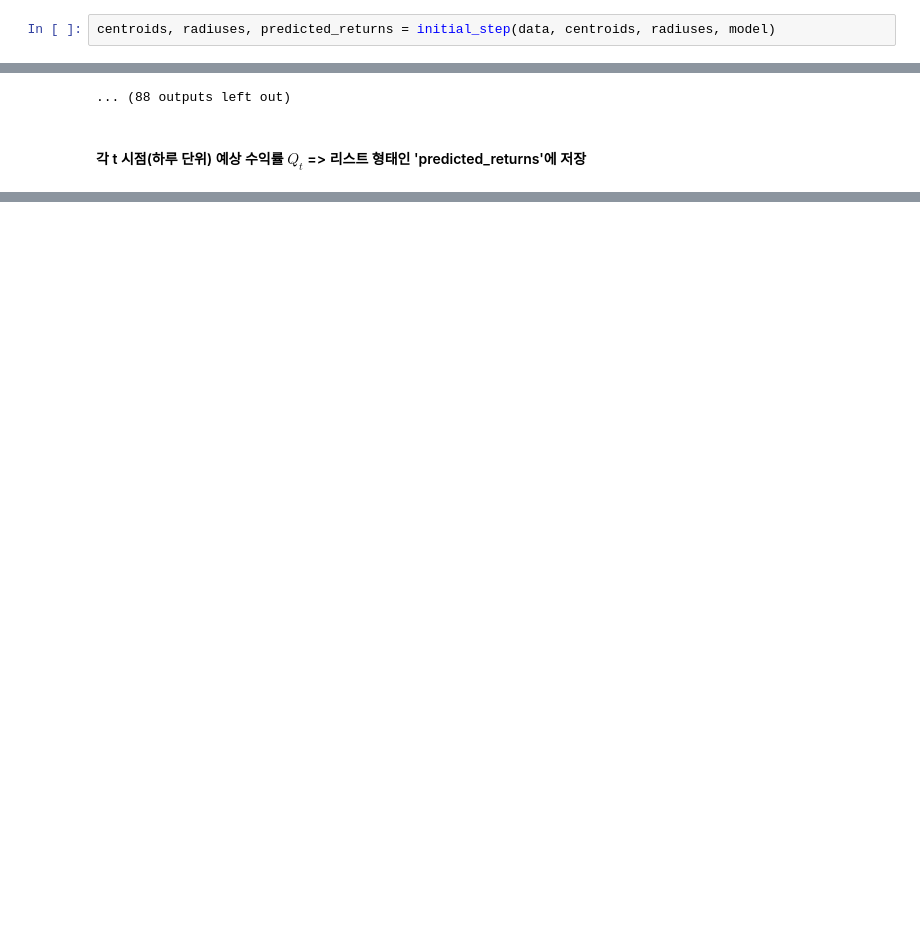
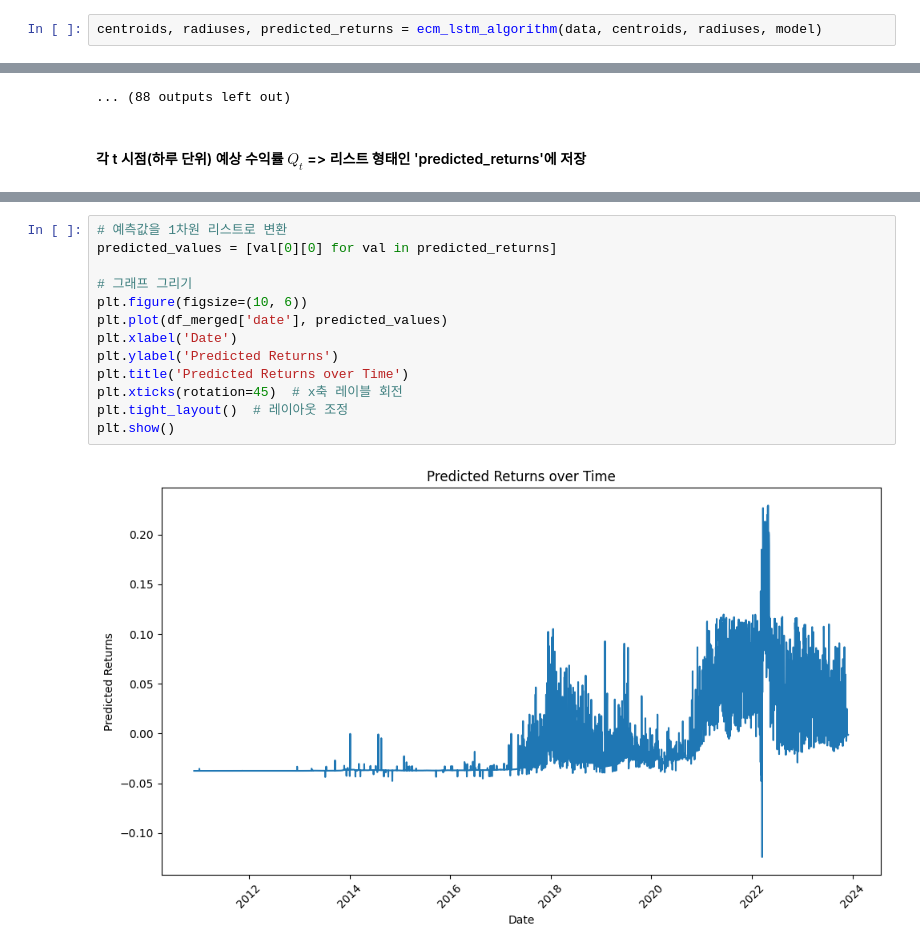
Before and after one commit to SsuFin/Sentiment-Portfolio-Asset-allocation, a Jupyter notebook: ECM-LSTM.ipynb, the cells around one changed output, grey strips where cells are left out. Drawn from its saved outputs; the diff is of its cells as text; blank space fills up the shorter version.

```diff
--- a/ECM-LSTM.ipynb
+++ b/ECM-LSTM.ipynb
@@ -290,4 +339,4 @@ def initial_step(data, centroids, radiuses, model):
     return centroids, radiuses, predicted_returns
 # %%
-centroids, radiuses, predicted_returns = initial_step(data, centroids, radiuses, model)
+centroids, radiuses, predicted_returns = ecm_lstm_algorithm(data, centroids, radiuses, model)
 # %% [output]
@@ -353,0 +452,15 @@ print(predicted_returns)
+# %%
+# 예측값을 1차원 리스트로 변환
+predicted_values = [val[0][0] for val in predicted_returns]
+
+# 그래프 그리기
+plt.figure(figsize=(10, 6))
+plt.plot(df_merged['date'], predicted_values)
+plt.xlabel('Date')
+plt.ylabel('Predicted Returns')
+plt.title('Predicted Returns over Time')
+plt.xticks(rotation=45)  # x축 레이블 회전
+plt.tight_layout()  # 레이아웃 조정
+plt.show()
+# %% [output]
+[figure, added]
```
Also changed, not shown: parts of 17 cells of this notebook.
